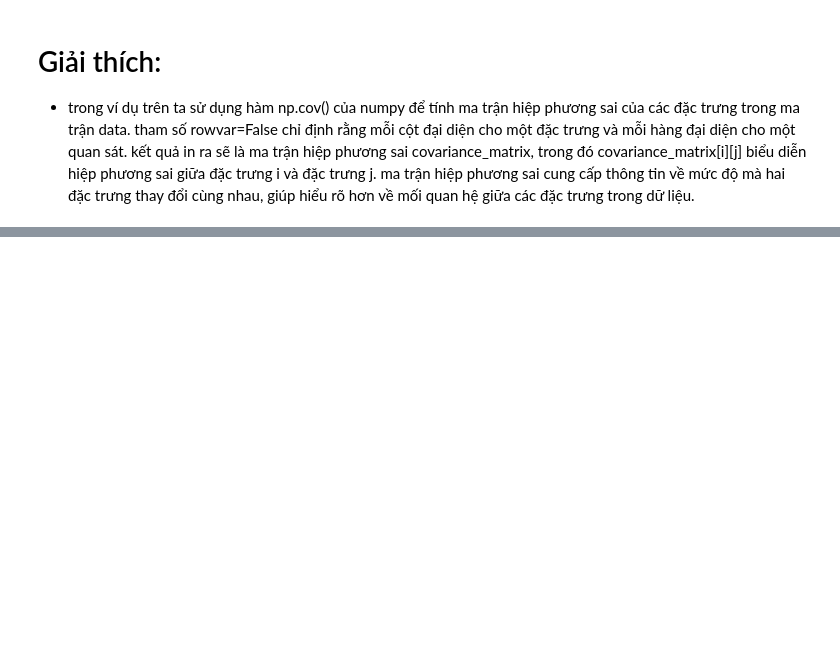
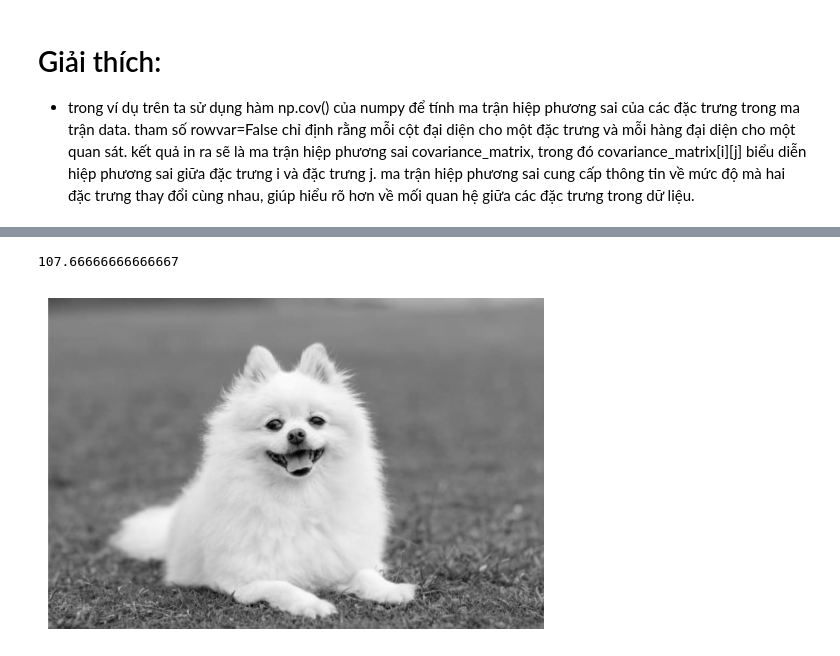
Before and after one commit to cuonglevan23/python_learn_ai, a Jupyter notebook: lern_01.ipynb, the cells around one changed output, grey strips where cells are left out. Cells and saved outputs as stored; diff of their text form; code cells hidden in the pictures; blank space fills up the shorter version.

```diff
--- a/lern_01.ipynb
+++ b/lern_01.ipynb
@@ -1347,0 +1573,11 @@ Covariance Matrix:
+# %%
+# sử dụng công thức average (R+B+G)/3
+gray_img_02 = np.mean(img, axis=2)
+
+print(gray_img_02[0,0])
+plt.imshow(gray_img_02, cmap="gray")
+plt.axis("off")
+plt.show()
+# %% [output]
+107.66666666666667
+[figure, added]
```
Also changed, not shown: parts of 32 cells of this notebook, 7 other files.
